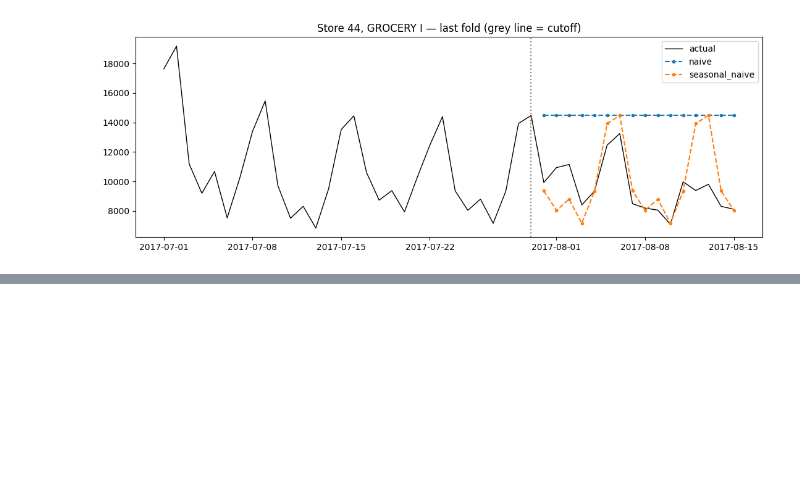
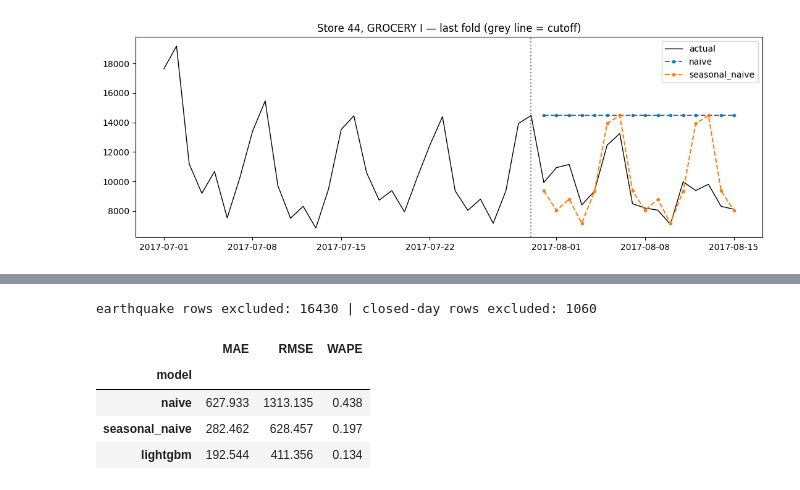
Before and after one commit to Mervecaliskann/retail-demand-forecasting, a Jupyter notebook: notebooks/forecasting.ipynb, the cells around one changed output, grey strips where cells are left out. Drawn from its saved outputs; the diff is of its cells as text; code cells hidden in the pictures; blank space fills up the shorter version.

```diff
--- a/notebooks/forecasting.ipynb
+++ b/notebooks/forecasting.ipynb
@@ -172,0 +217,23 @@ plt.tight_layout(); plt.savefig(data.FIG_DIR / "02_baselines_example.png", dpi=1
+# %%
+# Training rows removed: closed days and the earthquake weeks
+# Eğitimden çıkarılan satırlar: kapalı günler ve deprem haftaları
+print("earthquake rows excluded:", int(feat.quake_period.sum()), "| closed-day rows excluded:", int(feat.is_closed.sum()))
+
+# Train on data up to the last fold's cutoff and forecast 16 days
+# Son fold'un cutoff tarihine kadar eğit ve 16 gün tahmin et
+last = folds.iloc[-1]
+lgb_model = model.train(feat, last.cutoff)
+lgb_pred = model.forecast_recursive(lgb_model, feat, last.cutoff, evaluate.HORIZON)
+
+actual = df[(df.date >= last.test_start) & (df.date <= last.test_end)][KEYS + ["sales"]]
+m = actual.merge(lgb_pred, on=KEYS)
+scores = base_scores[base_scores.fold == last.fold].set_index("model")[["MAE", "RMSE", "WAPE"]]
+scores.loc["lightgbm"] = evaluate.metrics(m.sales, m.pred)
+scores.round(3)
+# %% [output]
+earthquake rows excluded: 16430 | closed-day rows excluded: 1060
+|  | MAE | RMSE | WAPE |
+| model |  |  |  |
+| naive | 627.933 | 1313.135 | 0.438 |
+| seasonal_naive | 282.462 | 628.457 | 0.197 |
+| lightgbm | 192.544 | 411.356 | 0.134 |
```
Also changed, not shown: parts of 4 cells of this notebook, 3 other files.
